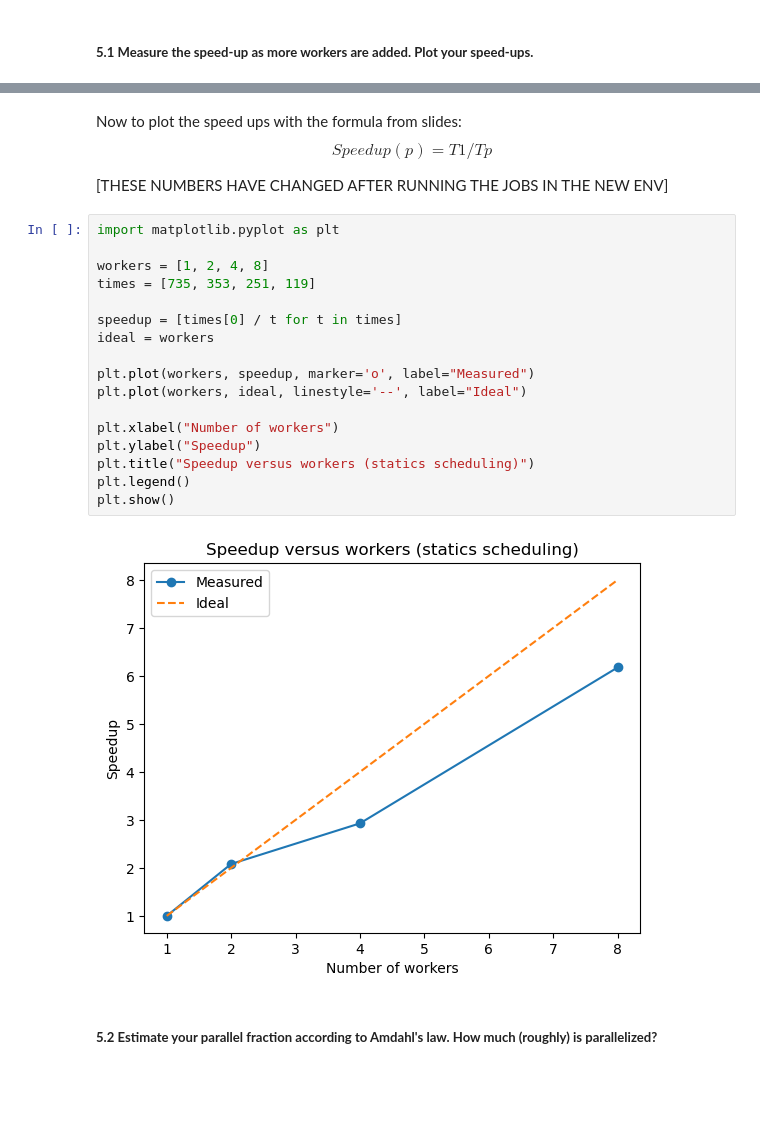
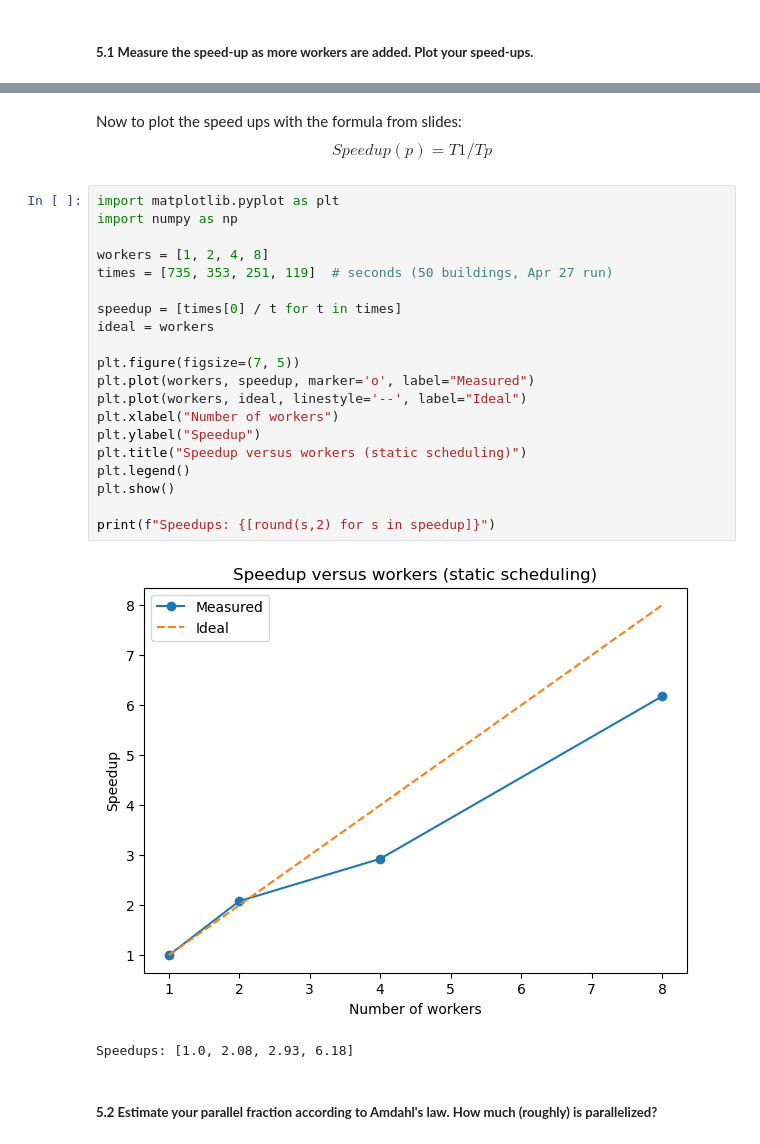
Before and after one commit to Lucialululu/02613_wall_heating_project, a Jupyter notebook: mini_project.ipynb, the cells around one changed output, grey strips where cells are left out. Drawn from its saved outputs; the diff is of its cells as text; blank space fills up the shorter version.

```diff
--- a/mini_project.ipynb
+++ b/mini_project.ipynb
@@ -328,27 +409,29 @@ Now to plot the speed ups with the formula from slides:
 $$
 Speedup(p) = T1 / Tp
 $$
-
-[THESE NUMBERS HAVE CHANGED AFTER RUNNING THE JOBS IN THE NEW ENV]
 # %%
 import matplotlib.pyplot as plt
+import numpy as np
 
 workers = [1, 2, 4, 8]
-times = [735, 353, 251, 119]
+times = [735, 353, 251, 119]  # seconds (50 buildings, Apr 27 run)
 
 speedup = [times[0] / t for t in times]
 ideal = workers
 
+plt.figure(figsize=(7, 5))
 plt.plot(workers, speedup, marker='o', label="Measured")
 plt.plot(workers, ideal, linestyle='--', label="Ideal")
-
 plt.xlabel("Number of workers")
 plt.ylabel("Speedup")
-plt.title("Speedup versus workers (statics scheduling)")
+plt.title("Speedup versus workers (static scheduling)")
 plt.legend()
 plt.show()
+
+print(f"Speedups: {[round(s,2) for s in speedup]}")
 # %% [output]
-[figure, old version]
+[figure, new version]
+Speedups: [1.0, 2.08, 2.93, 6.18]
 # %% [markdown]
 ##### **5.2 Estimate your parallel fraction according to Amdahl's law. How much (roughly) is parallelized?**
 # %% [markdown]
```
Also changed, not shown: parts of 54 cells of this notebook, 1 other file.
